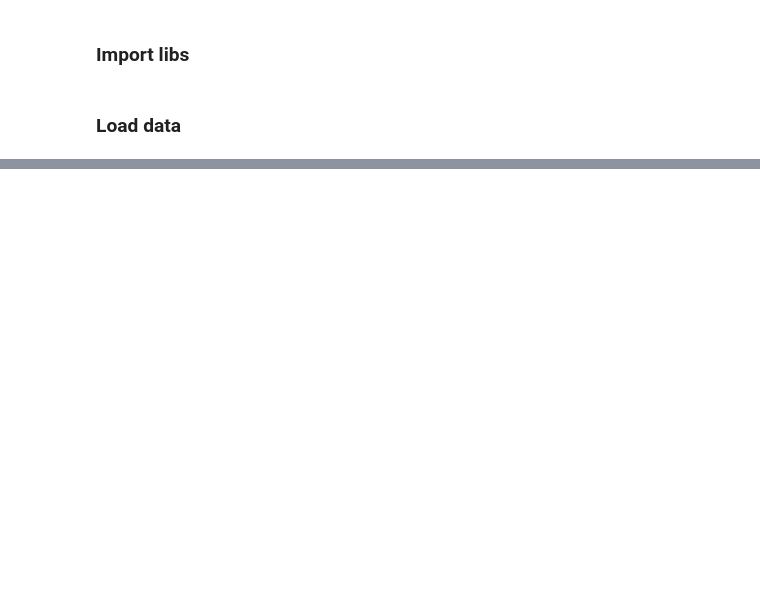
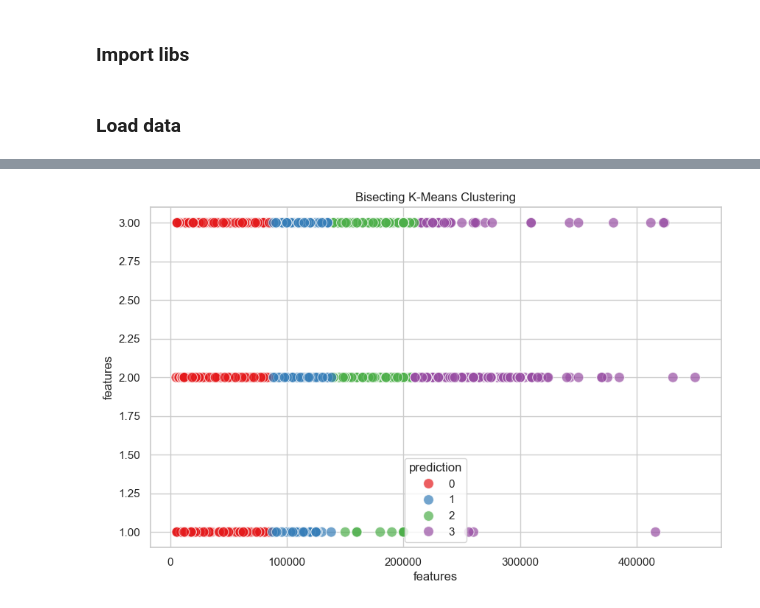
Before and after one commit to Suraj6E/BigData, a Jupyter notebook: assignment.ipynb, the cells around one changed output, grey strips where cells are left out. Drawn from its saved outputs; the diff is of its cells as text; code cells hidden in the pictures; blank space fills up the shorter version.

```diff
--- a/assignment.ipynb
+++ b/assignment.ipynb
@@ -56,0 +327,23 @@ GeocoderServiceError: 10054
+# %%
+import matplotlib.pyplot as plt
+import seaborn as sns
+
+# Extracting features and cluster labels from the result DataFrame
+features_and_clusters = spark_data_result_bisecting.select("features", "prediction").toPandas()
+
+# Plotting the data using seaborn scatterplot
+sns.set(style="whitegrid")
+plt.figure(figsize=(10, 6))
+scatter_plot = sns.scatterplot(
+    x=features_and_clusters["features"].apply(lambda x: x[0]),
+    y=features_and_clusters["features"].apply(lambda x: x[1]),
+    hue=features_and_clusters["prediction"],
+    palette="Set1",
+    s=100,
+    alpha=0.7,
+)
+
+scatter_plot.set_title("Bisecting K-Means Clustering")
+plt.show()
+# %% [output]
+[figure, added]
```
Also changed, not shown: parts of 26 cells of this notebook.
